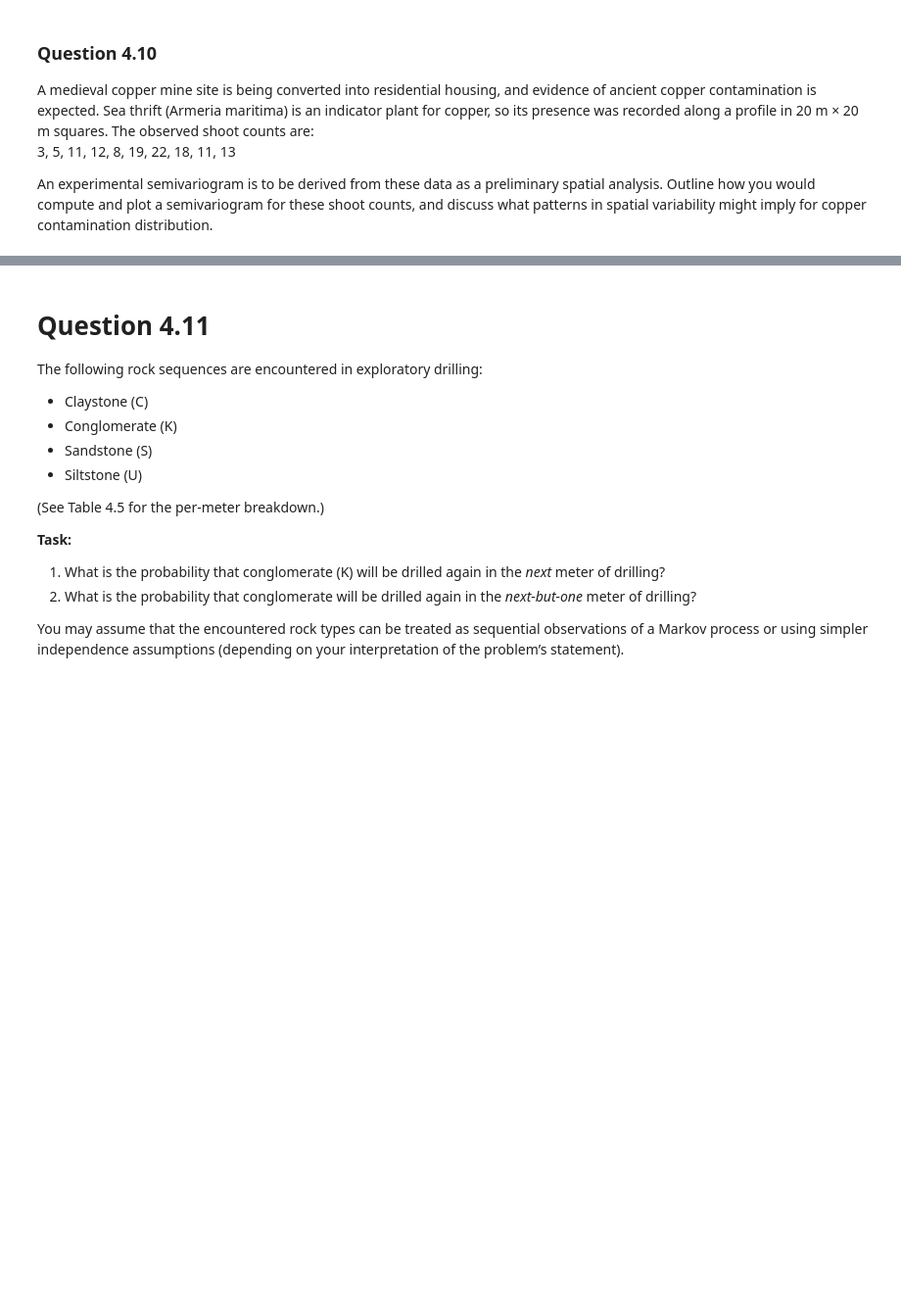
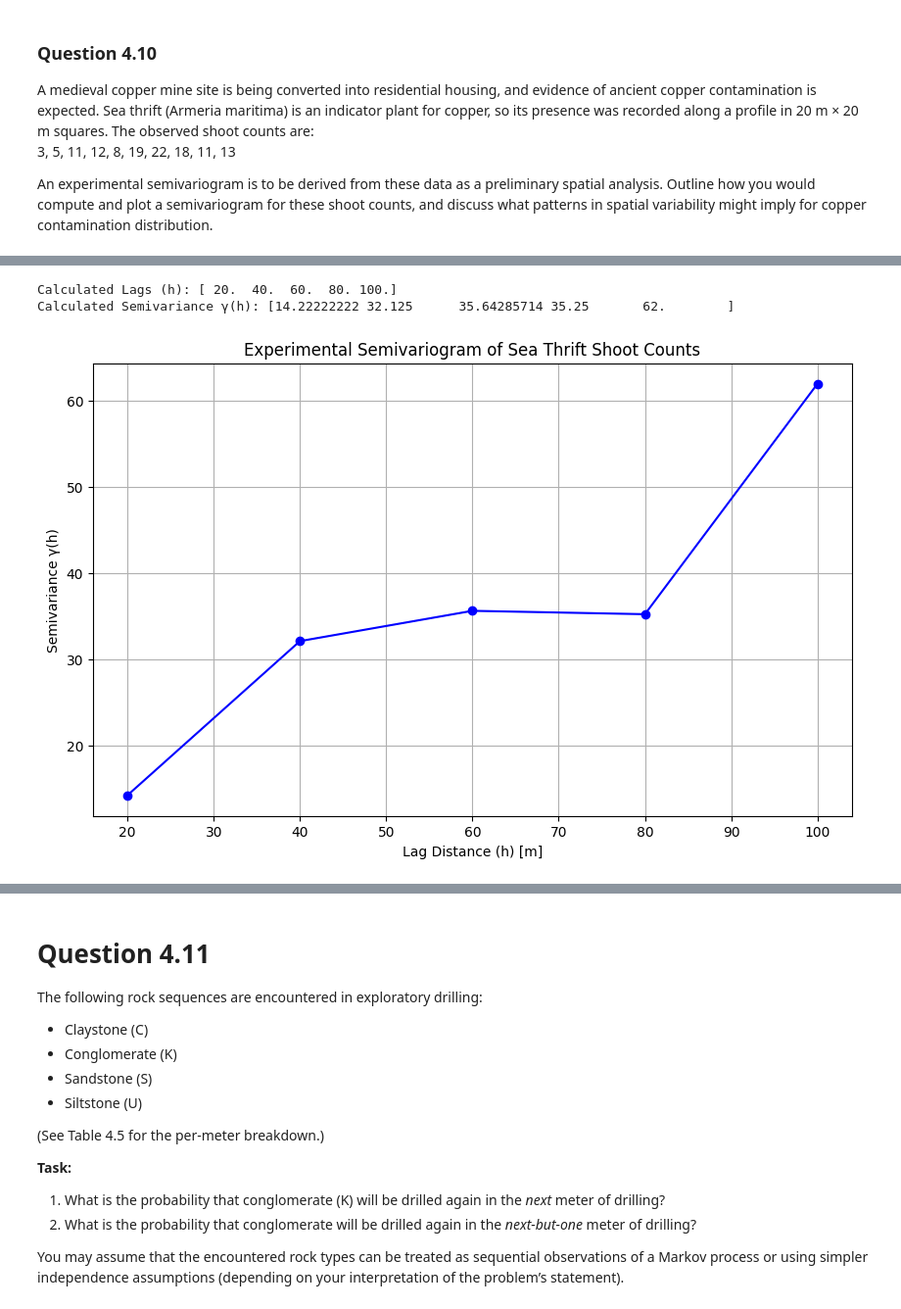
Before and after one commit to iGeology-Illinois/geol-581-module-3-principles-of-uncertainty-chapter-4-GouldDirt26, a Jupyter notebook: GEOL_593_Alex_M_Gould_Module_3_HW_FEB232026.ipynb, the cells around one changed output, grey strips where cells are left out. Shown at 98% size. Drawn from its saved outputs; the diff is of its cells as text; code cells hidden in the pictures; blank space fills up the shorter version.

```diff
--- a/GEOL_593_Alex_M_Gould_Module_3_HW_FEB232026.ipynb
+++ b/GEOL_593_Alex_M_Gould_Module_3_HW_FEB232026.ipynb
@@ -677,0 +947,75 @@ import matplotlib.pyplot as plt
+# %%
+import numpy as np
+import matplotlib.pyplot as plt
+
+# Retrieve data from previous cell (Lhq-V_tipf5H)
+# If running this cell independently, ensure shoot_counts, square_size, distances, and num_squares are defined.
+# For notebook execution, these variables are typically available in the kernel.
+
+# STEP 2 - Calculate the experimental semivariogram
+# Define bins for distance h (lag)
+# The maximum lag should ideally not exceed half of the maximum distance to ensure sufficient pairs for estimation.
+max_lag_consideration = distances[-1] / 2
+
+# Create lag bins that are multiples of the square_size
+# Ensure lag_bins are positive and less than or equal to max_lag_consideration
+lag_bins = np.arange(square_size, max_lag_consideration + square_size, square_size)
+
+semivariance_values = []
+
+for h in lag_bins:
+    diffs_squared = []
+    # Iterate through all possible pairs of points (i.e., measurement squares)
+    for i in range(num_squares):
+        for j in range(num_squares):
+            # Calculate the absolute spatial distance between points i and j
+            dist = np.abs(distances[i] - distances[j])
+
+            # Check if the distance falls exactly into the current lag bin 'h'
+            # Using `np.isclose` for robustness with floating point, though for integer multiples, `==` is fine.
+            if np.isclose(dist, h):
+                # Calculate the squared difference of the shoot counts for this pair
+                diffs_squared.append((shoot_counts[i] - shoot_counts[j])**2)
+
+    # Calculate the semivariance for the current lag 'h'
+    # Semivariance γ(h) = 0.5 * mean[ (Z(x) - Z(x+h))^2 ]
+    if len(diffs_squared) > 0:
+        semivariance = 0.5 * np.mean(diffs_squared)
+        semivariance_values.append(semivariance)
+    else:
+        # If no pairs are found for this lag (shouldn't happen with proper lag_bins), add NaN
+        semivariance_values.append(np.nan)
+
+# Filter out any NaN values if for some reason a lag bin had no pairs
+valid_lags = lag_bins[~np.isnan(semivariance_values)]
+valid_semivariance = np.array(semivariance_values)[~np.isnan(semivariance_values)]
+
+print(f"Calculated Lags (h): {valid_lags}")
+print(f"Calculated Semivariance γ(h): {valid_semivariance}")
+
+# STEP 3 - Plot the experimental semivariogram
+plt.figure(figsize=(10, 6))
+plt.plot(valid_lags, valid_semivariance, marker='o', linestyle='-', color='blue')
+plt.xlabel('Lag Distance (h) [m]')
+plt.ylabel('Semivariance γ(h)')
+plt.title('Experimental Semivariogram of Sea Thrift Shoot Counts')
+plt.grid(True)
+plt.show()
+
+# STEP 4 - Discussion of patterns and implications
+print("\n--- Discussion of Spatial Variability Implications ---")
+print("The experimental semivariogram plot visualizes the spatial dependency of the sea thrift shoot counts. Key patterns to look for are:")
+print("1.  **Nugget Effect**: If the semivariogram intercepts the y-axis above zero (at h=0), it indicates small-scale variability or measurement error. This suggests that even at very short distances, there's some inherent variability not captured by the spatial correlation.")
+print("2.  **Sill**: The plateau reached by the semivariogram. This value represents the total variance of the data and indicates the distance beyond which increasing separation no longer leads to increased dissimilarity. It signifies that observations beyond this distance are no longer spatially correlated.")
+print("3.  **Range**: The distance at which the semivariogram reaches the sill. This 'range of influence' is the maximum distance over which observations are spatially correlated. Beyond the range, samples are considered statistically independent.")
+print("\n**Implications for Copper Contamination Distribution:**")
+print("If the semivariogram exhibits a clear structure (i.e., increasing semivariance with lag until a sill is reached), it implies that the copper contamination (and thus sea thrift presence) is not randomly distributed but follows a spatial pattern. For instance:")
+print("-   A **small range** would suggest localized contamination, indicating that copper levels change significantly over short distances.")
+print("-   A **large range** would imply a more widespread, diffuse contamination, where copper levels remain similar over longer distances.")
+print("-   A **high nugget effect** could point to significant localized heterogeneity in copper levels, measurement noise, or very fine-scale variability not captured by the sampling interval.")
+print("-   If the semivariogram is relatively **flat** (no clear increase with lag), it suggests that the copper contamination is randomly distributed or that any spatial correlation exists at scales smaller than the sampling interval, or larger than the maximum lag considered.")
+print("By analyzing these features, we can infer the spatial continuity and distribution characteristics of the ancient copper contamination, which is crucial for environmental assessment and remediation planning.")
+# %% [output]
+Calculated Lags (h): [ 20.  40.  60.  80. 100.]
+Calculated Semivariance γ(h): [14.22222222 32.125      35.64285714 35.25       62.        ]
+[figure, added]
```
Also changed, not shown: parts of 29 cells of this notebook.
